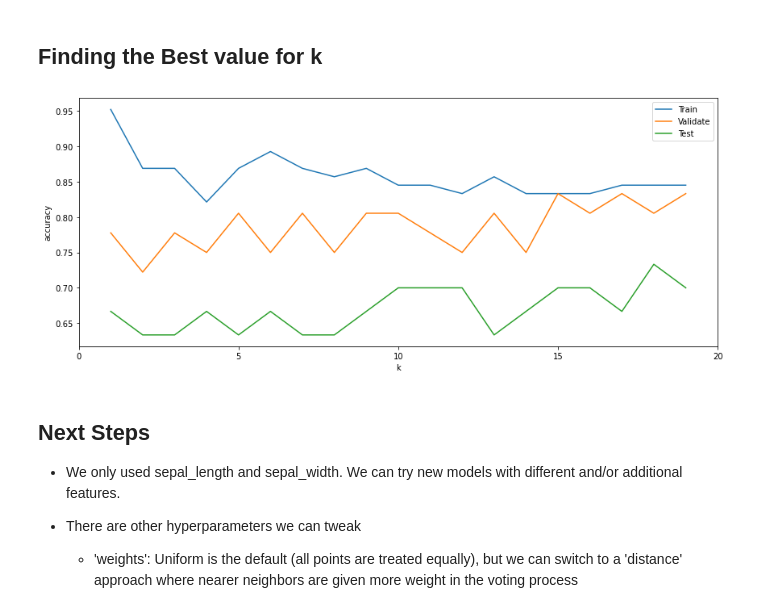
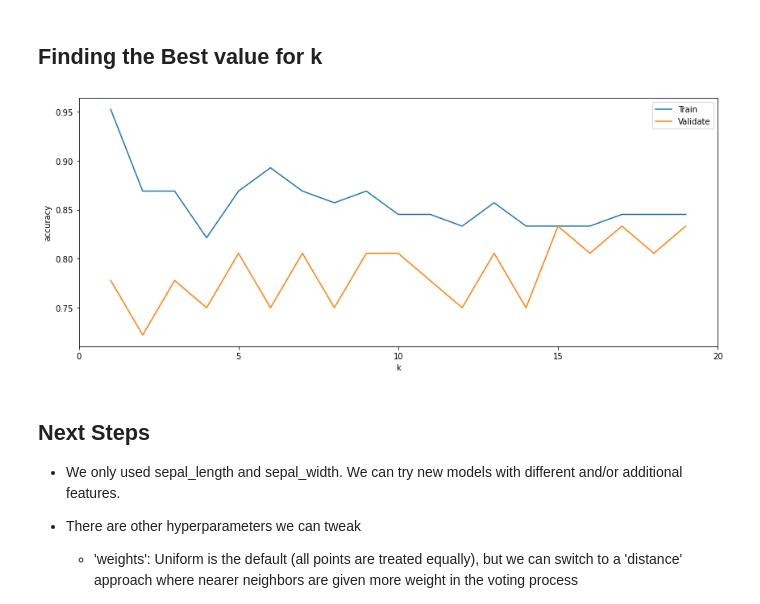
Before and after one commit to CodeupClassroom/kalpana-classification-exercises, a Jupyter notebook: k_nearest_neighbors_lesson.ipynb, the cells around one changed output. Drawn from its saved outputs; the diff is of its cells as text; code cells hidden in the pictures.

```diff
--- a/k_nearest_neighbors_lesson.ipynb
+++ b/k_nearest_neighbors_lesson.ipynb
@@ -250,25 +250,22 @@ Our second model is more performant on out of sample data. Furthermore, it has l
 # %%
 k_range = range(1, 20)
 train_scores = []
 validate_scores = []
-test_scores = []
 for k in k_range:
     knn = KNeighborsClassifier(n_neighbors = k)
     knn.fit(X_train, y_train)
     train_scores.append(knn.score(X_train, y_train))
     validate_scores.append(knn.score(X_validate, y_validate))
-    test_scores.append(knn.score(X_test, y_test))
 plt.figure()
 plt.xlabel('k')
 plt.ylabel('accuracy')
 plt.plot(k_range, train_scores, label='Train')
 plt.plot(k_range, validate_scores, label='Validate')
-plt.plot(k_range, test_scores, label='Test')
 plt.legend()
 plt.xticks([0,5,10,15,20])
 plt.show()
 # %% [output]
-[figure, old version]
+[figure, new version]
 # %% [markdown]
 ## Next Steps
 - We only used sepal_length and sepal_width. We can try new models with different and/or additional features.
```
Also changed, not shown: parts of 1 cell of this notebook.
